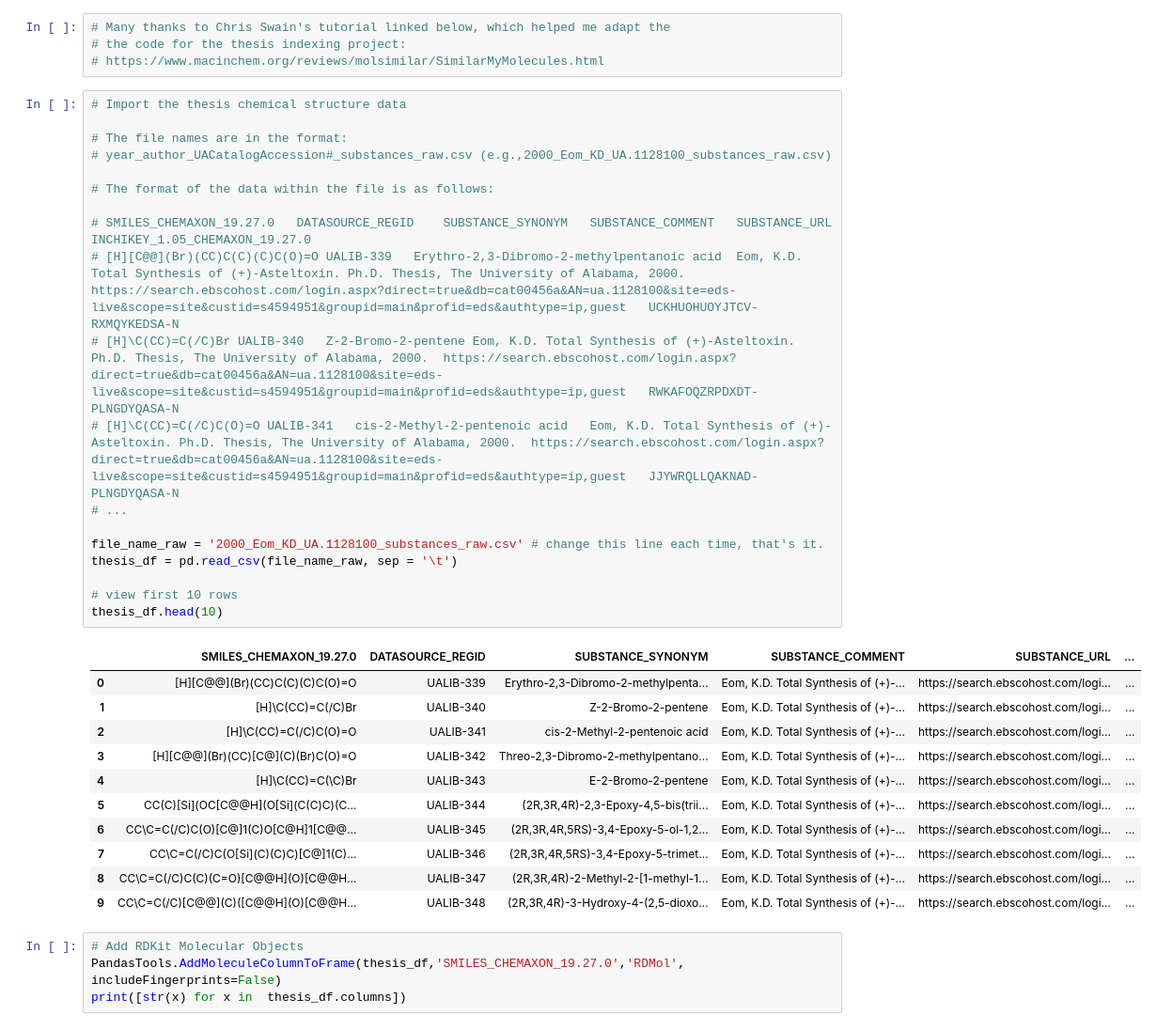
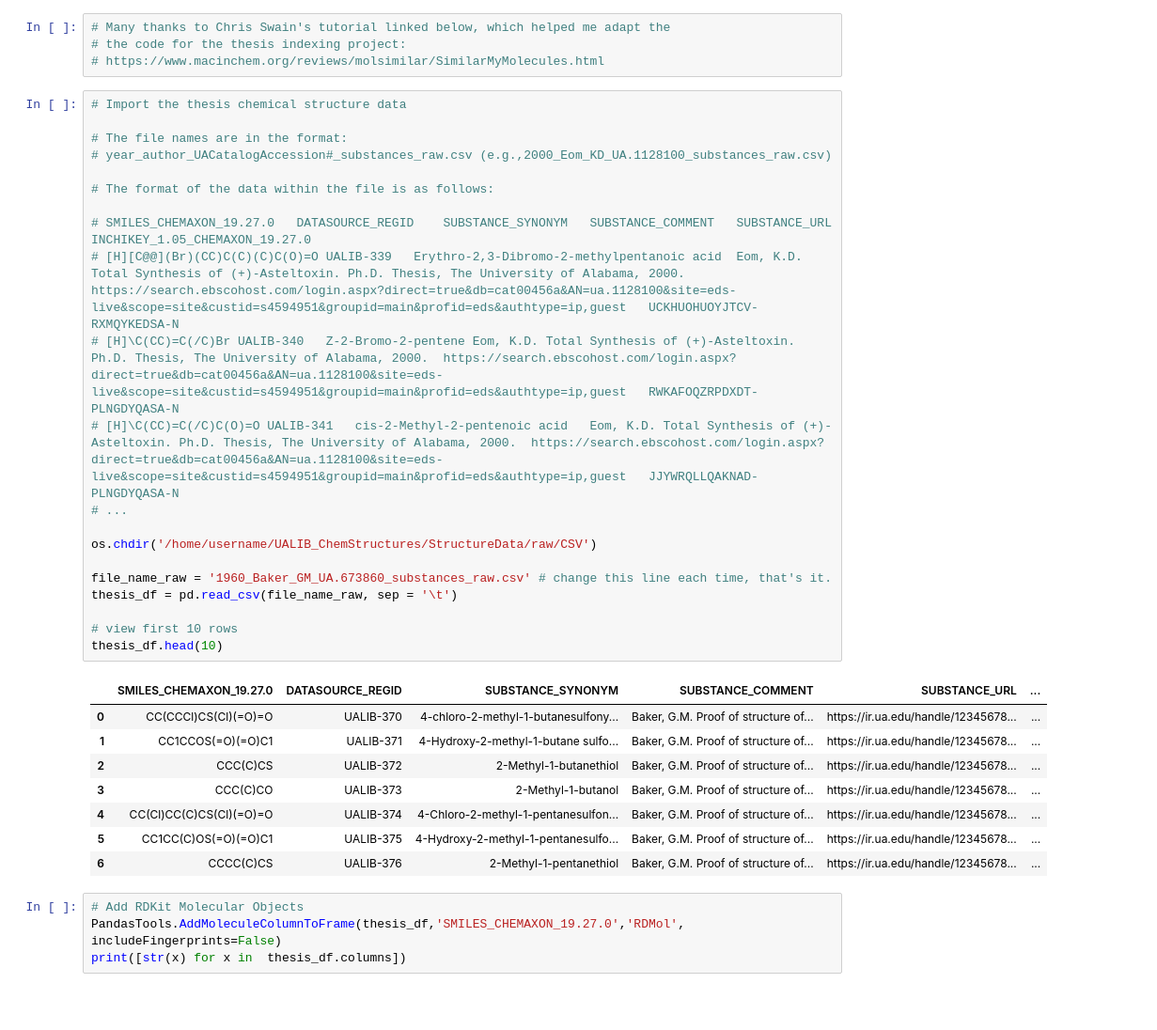
Before and after one commit to ualibweb/UALIB_ChemStructures, a Jupyter notebook: Jupyter_IndexTemplate/UALIB_Chemical_Structures_IndexTemplate.ipynb, the cells around one changed output. Shown: that part at 94% size. Drawn from its saved outputs; the diff is of its cells as text; blank space fills up the shorter version.

```diff
--- a/Jupyter_IndexTemplate/UALIB_Chemical_Structures_IndexTemplate.ipynb
+++ b/Jupyter_IndexTemplate/UALIB_Chemical_Structures_IndexTemplate.ipynb
@@ -25,34 +26,33 @@ rdkit.__version__
 # %%
 # Import the thesis chemical structure data
 
 # The file names are in the format:
 # year_author_UACatalogAccession#_substances_raw.csv (e.g.,2000_Eom_KD_UA.1128100_substances_raw.csv)
 
 # The format of the data within the file is as follows:
 
 # SMILES_CHEMAXON_19.27.0	DATASOURCE_REGID	SUBSTANCE_SYNONYM	SUBSTANCE_COMMENT	SUBSTANCE_URL	INCHIKEY_1.05_CHEMAXON_19.27.0
 # [H][C@@](Br)(CC)C(C)(C)C(O)=O	UALIB-339	Erythro-2,3-Dibromo-2-methylpentanoic acid	Eom, K.D. Total Synthesis of (+)-Asteltoxin. Ph.D. Thesis, The University of Alabama, 2000.	https://search.ebscohost.com/login.aspx?direct=true&db=cat00456a&AN=ua.1128100&site=eds-live&scope=site&custid=s4594951&groupid=main&profid=eds&authtype=ip,guest	UCKHUOHUOYJTCV-RXMQYKEDSA-N
 # [H]\C(CC)=C(/C)Br	UALIB-340	Z-2-Bromo-2-pentene	Eom, K.D. Total Synthesis of (+)-Asteltoxin. Ph.D. Thesis, The University of Alabama, 2000.	https://search.ebscohost.com/login.aspx?direct=true&db=cat00456a&AN=ua.1128100&site=eds-live&scope=site&custid=s4594951&groupid=main&profid=eds&authtype=ip,guest	RWKAFOQZRPDXDT-PLNGDYQASA-N
 # [H]\C(CC)=C(/C)C(O)=O	UALIB-341	cis-2-Methyl-2-pentenoic acid	Eom, K.D. Total Synthesis of (+)-Asteltoxin. Ph.D. Thesis, The University of Alabama, 2000.	https://search.ebscohost.com/login.aspx?direct=true&db=cat00456a&AN=ua.1128100&site=eds-live&scope=site&custid=s4594951&groupid=main&profid=eds&authtype=ip,guest	JJYWRQLLQAKNAD-PLNGDYQASA-N
 # ...
 
-file_name_raw = '2000_Eom_KD_UA.1128100_substances_raw.csv' # change this line each time, that's it.
+os.chdir('/home/username/UALIB_ChemStructures/StructureData/raw/CSV')
+
+file_name_raw = '1960_Baker_GM_UA.673860_substances_raw.csv' # change this line each time, that's it.
 thesis_df = pd.read_csv(file_name_raw, sep = '\t')
 
 # view first 10 rows
 thesis_df.head(10)
 # %% [output]
 |  | SMILES_CHEMAXON_19.27.0 | DATASOURCE_REGID | SUBSTANCE_SYNONYM | SUBSTANCE_COMMENT | SUBSTANCE_URL | ... |
-| 0 | [H][C@@](Br)(CC)C(C)(C)C(O)=O | UALIB-339 | Erythro-2,3-Dibromo-2-methylpenta... | Eom, K.D. Total Synthesis of (+)-... | https://search.ebscohost.com/logi... | ... |
-| 1 | [H]\C(CC)=C(/C)Br | UALIB-340 | Z-2-Bromo-2-pentene | Eom, K.D. Total Synthesis of (+)-... | https://search.ebscohost.com/logi... | ... |
-| 2 | [H]\C(CC)=C(/C)C(O)=O | UALIB-341 | cis-2-Methyl-2-pentenoic acid | Eom, K.D. Total Synthesis of (+)-... | https://search.ebscohost.com/logi... | ... |
-| 3 | [H][C@@](Br)(CC)[C@](C)(Br)C(O)=O | UALIB-342 | Threo-2,3-Dibromo-2-methylpentano... | Eom, K.D. Total Synthesis of (+)-... | https://search.ebscohost.com/logi... | ... |
-| 4 | [H]\C(CC)=C(\C)Br | UALIB-343 | E-2-Bromo-2-pentene | Eom, K.D. Total Synthesis of (+)-... | https://search.ebscohost.com/logi... | ... |
-| 5 | CC(C)[Si](OC[C@@H](O[Si](C(C)C)(C... | UALIB-344 | (2R,3R,4R)-2,3-Epoxy-4,5-bis(trii... | Eom, K.D. Total Synthesis of (+)-... | https://search.ebscohost.com/logi... | ... |
-| 6 | CC\C=C(/C)C(O)[C@]1(C)O[C@H]1[C@@... | UALIB-345 | (2R,3R,4R,5RS)-3,4-Epoxy-5-ol-1,2... | Eom, K.D. Total Synthesis of (+)-... | https://search.ebscohost.com/logi... | ... |
-| 7 | CC\C=C(/C)C(O[Si](C)(C)C)[C@]1(C)... | UALIB-346 | (2R,3R,4R,5RS)-3,4-Epoxy-5-trimet... | Eom, K.D. Total Synthesis of (+)-... | https://search.ebscohost.com/logi... | ... |
-| 8 | CC\C=C(/C)C(C)(C=O)[C@@H](O)[C@@H... | UALIB-347 | (2R,3R,4R)-2-Methyl-2-[1-methyl-1... | Eom, K.D. Total Synthesis of (+)-... | https://search.ebscohost.com/logi... | ... |
-| 9 | CC\C=C(/C)[C@@](C)([C@@H](O)[C@@H... | UALIB-348 | (2R,3R,4R)-3-Hydroxy-4-(2,5-dioxo... | Eom, K.D. Total Synthesis of (+)-... | https://search.ebscohost.com/logi... | ... |
+| 0 | CC(CCCl)CS(Cl)(=O)=O | UALIB-370 | 4-chloro-2-methyl-1-butanesulfony... | Baker, G.M. Proof of structure of... | https://ir.ua.edu/handle/12345678... | ... |
+| 1 | CC1CCOS(=O)(=O)C1 | UALIB-371 | 4-Hydroxy-2-methyl-1-butane sulfo... | Baker, G.M. Proof of structure of... | https://ir.ua.edu/handle/12345678... | ... |
+| 2 | CCC(C)CS | UALIB-372 | 2-Methyl-1-butanethiol | Baker, G.M. Proof of structure of... | https://ir.ua.edu/handle/12345678... | ... |
+| 3 | CCC(C)CO | UALIB-373 | 2-Methyl-1-butanol | Baker, G.M. Proof of structure of... | https://ir.ua.edu/handle/12345678... | ... |
+| 4 | CC(Cl)CC(C)CS(Cl)(=O)=O | UALIB-374 | 4-Chloro-2-methyl-1-pentanesulfon... | Baker, G.M. Proof of structure of... | https://ir.ua.edu/handle/12345678... | ... |
+| 5 | CC1CC(C)OS(=O)(=O)C1 | UALIB-375 | 4-Hydroxy-2-methyl-1-pentanesulfo... | Baker, G.M. Proof of structure of... | https://ir.ua.edu/handle/12345678... | ... |
+| 6 | CCCC(C)CS | UALIB-376 | 2-Methyl-1-pentanethiol | Baker, G.M. Proof of structure of... | https://ir.ua.edu/handle/12345678... | ... |
 # %%
 # Add RDKit Molecular Objects
 PandasTools.AddMoleculeColumnToFrame(thesis_df,'SMILES_CHEMAXON_19.27.0','RDMol', includeFingerprints=False)
```
Also changed, not shown: parts of 6 cells of this notebook, 14 other files.
